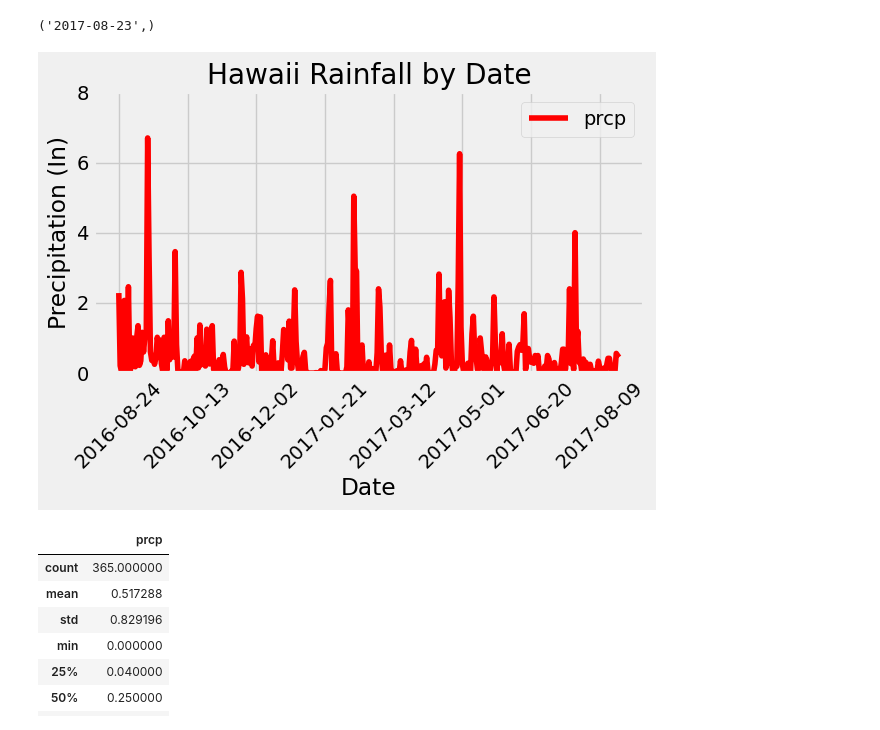
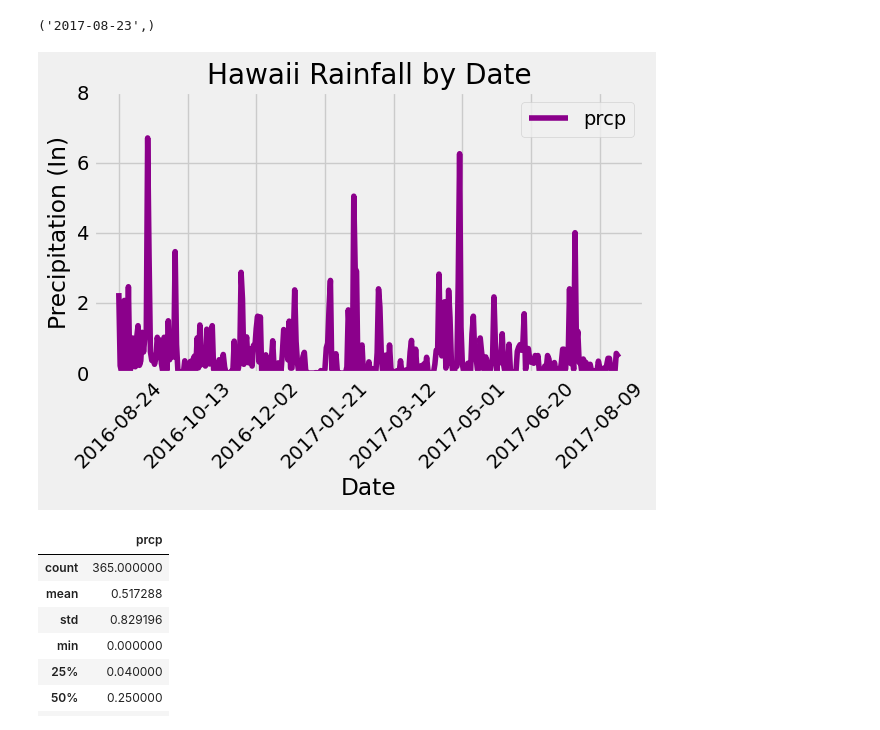
Before and after one commit to JStern55/sqlalchemy-challenge, a Jupyter notebook: SurfsUp/climate_starter.ipynb, the cells around one changed output. Saved outputs shown, nothing was run; the diff lists cells and outputs as text; code cells hidden in the pictures.

```diff
--- a/SurfsUp/climate_starter.ipynb
+++ b/SurfsUp/climate_starter.ipynb
@@ -47,34 +47,32 @@ session.query(measurement.date).order_by(measurement.date.desc()).first()
 # %%
 # Design a query to retrieve the last 12 months of precipitation data and plot the results.
 # Starting from the most recent data point in the database.
+# Calculate the date one year from the last date in data set.
+# Perform a query to retrieve the data and precipitation scores
+#I prefer the tighter clean look.
 sel = [measurement.date, func.max(measurement.prcp)]
-
+average_rain_fall = session.query(*sel).\
     filter(measurement.date >= "2016-08-24").\
     group_by(measurement.date).\
     order_by(measurement.date).all()
-# Calculate the date one year from the last date in data set.
-average_rain_fall = session.query(*sel).\
 
-# Perform a query to retrieve the data and precipitation scores
+# Save the query results as a Pandas DataFrame. Explicitly set the column names
+df = pd.DataFrame(average_rain_fall, columns=["date", "prcp"])
+
+# Sort the dataframe by date
+df.set_index("date", inplace=True)
+
+# Use Pandas Plotting with Matplotlib to plot the data
 
 
-# Save the query results as a Pandas DataFrame. Explicitly set the column names
-
-
-# Sort the dataframe by date
-
- order_by(measurement.date).all()
-# Use Pandas Plotting with Matplotlib to plot the data
-df = pd.DataFrame(average_rain_fall, columns=["date", "prcp"])
-df.set_index("date", inplace=True)
-df.plot(color = "red", ylim = (0,8), rot = 45)
+df.plot(color = "darkmagenta", ylim = (0,8), rot = 45)
 plt.title("Hawaii Rainfall by Date")
 plt.xlabel("Date")
 plt.ylabel("Precipitation (In)")
 plt.tight_layout()
 plt.show()
 # %% [output]
-[figure, old version]
+[figure, new version]
 # %%
 # Use Pandas to calculate the summary statistics for the precipitation data
 df.describe()
```
Also changed, not shown: parts of 2 cells of this notebook.
